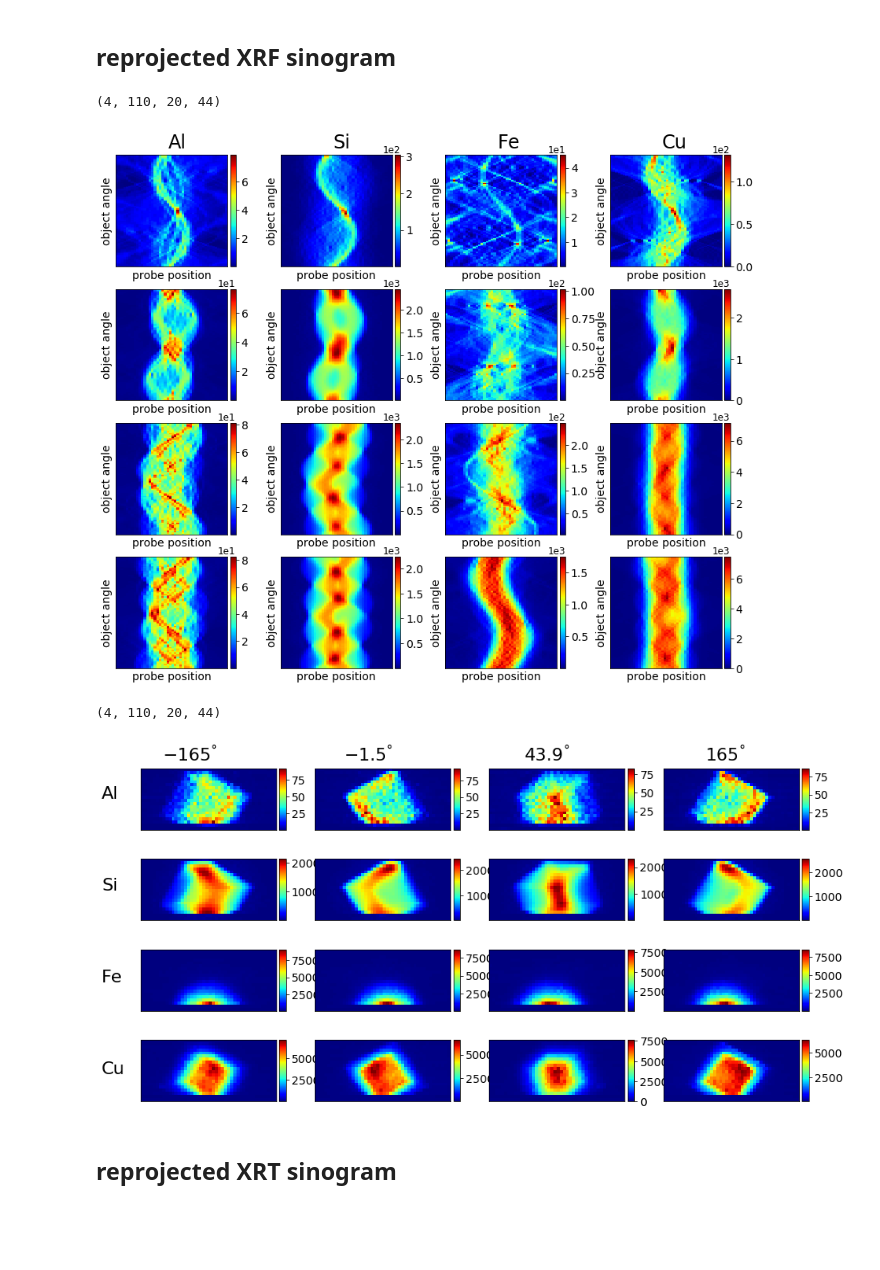
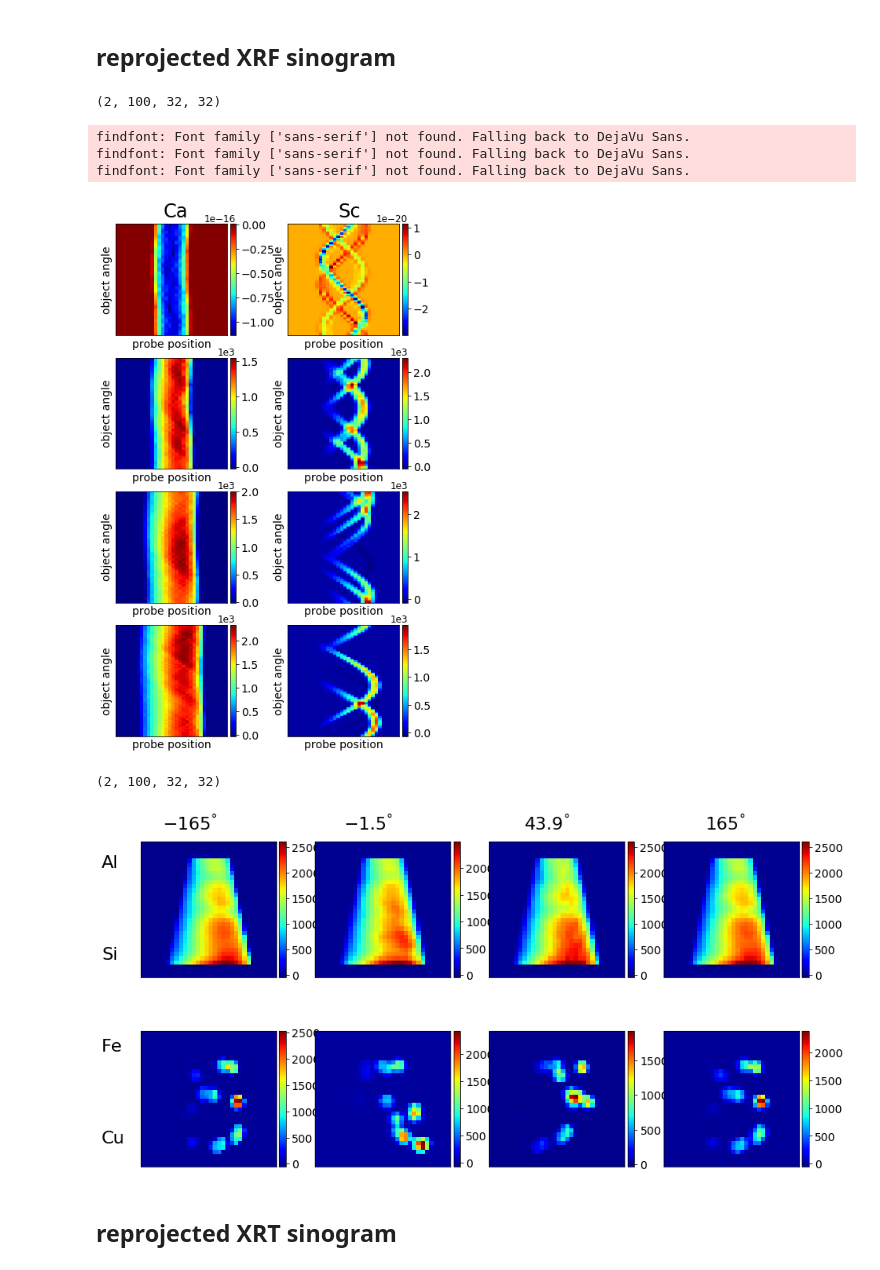
Before and after one commit to hpphappy/XRF_tomography, a Jupyter notebook: 3D/recon_plot-Copy1.ipynb, the cells around one changed output. Saved outputs shown, nothing was run; the diff lists cells and outputs as text; code cells hidden in the pictures; blank space fills up the shorter version.

```diff
--- a/3D/recon_plot-Copy1.ipynb
+++ b/3D/recon_plot-Copy1.ipynb
@@ -605,21 +605,21 @@ plt.savefig(os.path.join(recon_path, f'initial_guess_proj_{rotational_degree}_de
 ######################################################################
 dev = 'cpu'
 # experiemtal parameters #
-n_theta =  tc.tensor(110).to(dev)
-sample_size_n = 44
-sample_height_n = 20
-sample_size_cm = 0.007
-this_aN_dic = {"Al": 13, "Si": 14, "Fe": 26, "Cu": 29}
-# this_aN_dic = {"Ca": 20, "Sc": 21}
-probe_energy = np.array([10.0])
+n_theta =  tc.tensor(100).to(dev)
+sample_size_n = 32
+sample_height_n = 32
+sample_size_cm = 0.01
+# this_aN_dic = {"Al": 13, "Si": 14, "Fe": 26, "Cu": 29}
+this_aN_dic = {"Ca": 20, "Sc": 21}
+probe_energy = np.array([20.0])
 # det_size_cm = 0.9
 # det_from_sample_cm = 1.6
 # det_ds_spacing_cm = 0.4
 
 
 # XRF and XRT data path #
-data_path = './data/Xtal1_align1_adjusted1_ds4_recon_h5test/Ab_F_nEl_4_Dis_2.0_nDpts_4_b1_1.0_b2_25000_lr_1.0E-5'
-f_XRF_data = 'reprojected_XRF_data'
-f_XRT_data = 'reprojected_XRT_data'
+data_path = './data/size_32'
+f_XRF_data = 'simulation_XRF_data_test'
+f_XRT_data = 'simulation_XRT_data_test'
 
 ######################################################################
@@ -627,11 +718,11 @@ f_XRT_data = 'reprojected_XRT_data'
 ## reprojected XRF  sinogram
 # %%
 n_elements = len(this_aN_dic)
-line_idx_all_elements_ls = [[0],[1],[2],[3]]
+line_idx_all_elements_ls = [[0],[1]]
 # line_idx_all_elements_ls = [[0,1], [2,3]]
 n_theta_cpu =  n_theta.to("cpu")
 n_theta_ds_factor = 1
-layer_idx_ls = np.arange(0, 16, 4)
+layer_idx_ls = np.arange(0, 32, 8)
 # layer_idx_ls = np.array([30, 40])
 
 # XRF_data = np.load(os.path.join(data_path, f_XRF_data) + '.npy').astype(np.float32)
@@ -646,13 +737,13 @@ vmax_element_ls = [250]
 fig6 = plt.figure(figsize=(4 * n_elements * 0.9 , 3 * len(layer_idx_ls)))
 gs6 = gridspec.GridSpec(nrows=len(layer_idx_ls), ncols=n_elements)
 
-fig6.text(0.165+0.035, 0.89, 'Al', color='black', fontsize=24)
-fig6.text(0.367+0.035, 0.89, 'Si', color='black', fontsize=24)
-fig6.text(0.569+0.035, 0.89, 'Fe', color='black', fontsize=24)
-fig6.text(0.770+0.035, 0.89, 'Cu', color='black', fontsize=24)
+# fig6.text(0.165+0.035, 0.89, 'Al', color='black', fontsize=24)
+# fig6.text(0.367+0.035, 0.89, 'Si', color='black', fontsize=24)
+# fig6.text(0.569+0.035, 0.89, 'Fe', color='black', fontsize=24)
+# fig6.text(0.770+0.035, 0.89, 'Cu', color='black', fontsize=24)
 
-# fig6.text(0.270, 0.89, 'Ca', color='black', fontsize=24)
-# fig6.text(0.700, 0.89, 'Sc', color='black', fontsize=24)
+fig6.text(0.270, 0.89, 'Ca', color='black', fontsize=24)
+fig6.text(0.700, 0.89, 'Sc', color='black', fontsize=24)
 # fig6.text(0.45, 0.89, 'Sc', color='black', fontsize=24)
 
 # for i_element in range(n_elements):
@@ -687,38 +778,43 @@ fig6.text(0.770+0.035, 0.89, 'Cu', color='black', fontsize=24)
 # plt.savefig(os.path.join(data_path, 'reconstructed_XRF_sinogram.pdf'), format='pdf', dpi=600)
 
 #shape=(n_lines, n_theta, sample_height_n, sample_size_n)
 for i_element in range(n_elements):
     for idx, layer_idx in enumerate(layer_idx_ls):
         XRF_data_ds = np.zeros(XRF_data[0, ::n_theta_ds_factor, layer_idx, :].shape)
         line_idx_ls = line_idx_all_elements_ls[i_element]
         for line_idx in line_idx_ls:
             XRF_data_ds += XRF_data[line_idx, ::n_theta_ds_factor, layer_idx, :]
 #         print(np.argwhere(XRF_data_ds == np.max(XRF_data_ds)))
 #         XRF_data_ds = np.transpose(XRF_data_ds, (1,0))
         fig6_ax1 = fig6.add_subplot(gs6[idx, i_element])
 #         pos = fig6_ax1.imshow(XRF_data_ds, cmap='jet', vmin=0, vmax=vmax_element_ls[i_element], origin='lower', extent=[0, 100, 100, 0])
         pos = fig6_ax1.imshow(XRF_data_ds, cmap='jet', origin='lower', extent=[0, 100, 100, 0])
         plt.setp(fig6_ax1.get_xticklabels(), visible=False)
         plt.setp(fig6_ax1.get_yticklabels(), visible=False)
         fig6_ax1.tick_params(axis='both', which='both', length=0)
 #         fig6_ax1.axis('off')
         divider = make_axes_locatable(fig6_ax1)
         cax = divider.append_axes("right", size="5%", pad=0.05)
 #         ticks = np.arange(0, 12000, 2000)
 #         cbar = fig6.colorbar(pos, cax=cax, ticks=ticks)
         cbar = fig6.colorbar(pos, cax=cax)
         cbar.ax.tick_params(labelsize=14)
         cbar.formatter.set_powerlimits((0, 0))
         fig6_ax1.set_xlabel("probe position", fontsize=14)
         fig6_ax1.set_ylabel("object angle", fontsize=14)
     # cbar.ax.set_title('XRF signal', size='14')
 plt.savefig(os.path.join(data_path, 'reconstructed_XRF_sinogram.pdf'), format='pdf', dpi=600)
 # %% [output]
-(4, 110, 20, 44)
+(2, 100, 32, 32)
+findfont: Font family ['sans-serif'] not found. Falling back to DejaVu Sans.
+findfont: Font family ['sans-serif'] not found. Falling back to DejaVu Sans.
+findfont: Font family ['sans-serif'] not found. Falling back to DejaVu Sans.
-[figure, old version]
+[figure, new version]
 # %%
 # theta_idx_ls = np.array([0, 54, 69, 109])
-theta_idx_ls = np.array([0, 54, 69, 109])
+# theta_idx_ls = np.array([0, 54, 69, 109])
+theta_idx_ls = np.array([0, 30, 90, 99])
+
 XRF_data_projection =  np.reshape(XRF_data, (XRF_data.shape[0], n_theta, sample_height_n, sample_size_n))
 print(XRF_data_projection.shape)
 
@@ -750,8 +846,8 @@ for idx, theta_idx in enumerate(theta_idx_ls):
 #         cbar.formatter.set_powerlimits((0, 0))
 plt.savefig(os.path.join(data_path, 'reconstructed_object_projection_view.pdf'), format='pdf', dpi=600)
 # %% [output]
-(4, 110, 20, 44)
+(2, 100, 32, 32)
-[figure, old version]
+[figure, new version]
 # %% [markdown]
 ## reprojected XRT sinogram
 # %%
```
Also changed, not shown: parts of 2 cells of this notebook, 3 other files.
